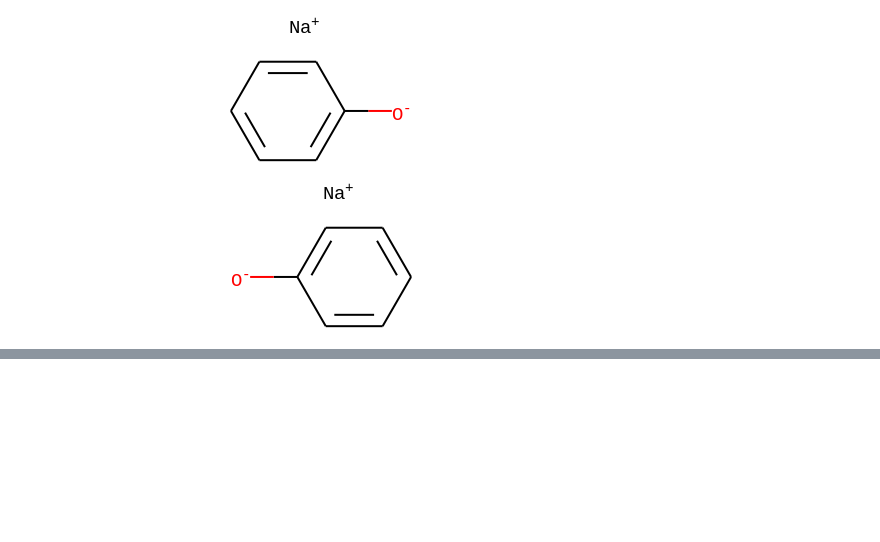
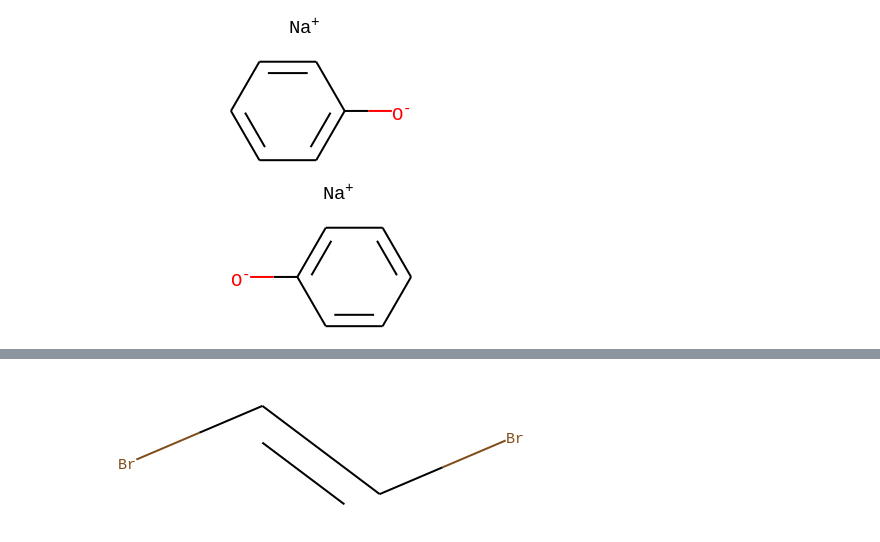
Before and after one commit to LimYeongJun/Jump-to-python, a Jupyter notebook: smiles.ipynb, the cells around one changed output, grey strips where cells are left out. Cells and saved outputs as stored; diff of their text form; code cells hidden in the pictures; blank space fills up the shorter version.

```diff
--- a/smiles.ipynb
+++ b/smiles.ipynb
@@ -170,0 +195,6 @@ m
+# %%
+E1 = Chem.MolFromSmiles('Br/C=C/Br') # 이중결합 왼쪽과 오른쪽의 슬래쉬가 방향이 같으면 E 방향이다.
+E2 = Chem.MolFromSmiles('Br/C=C\Br') # 이중결합 왼쪽과 오른쪽의 슬래쉬가 방향이 반대면 Z 방향이다.
+E1
+# %% [output]
+[figure, added]
```
Also changed, not shown: parts of 11 cells of this notebook.
